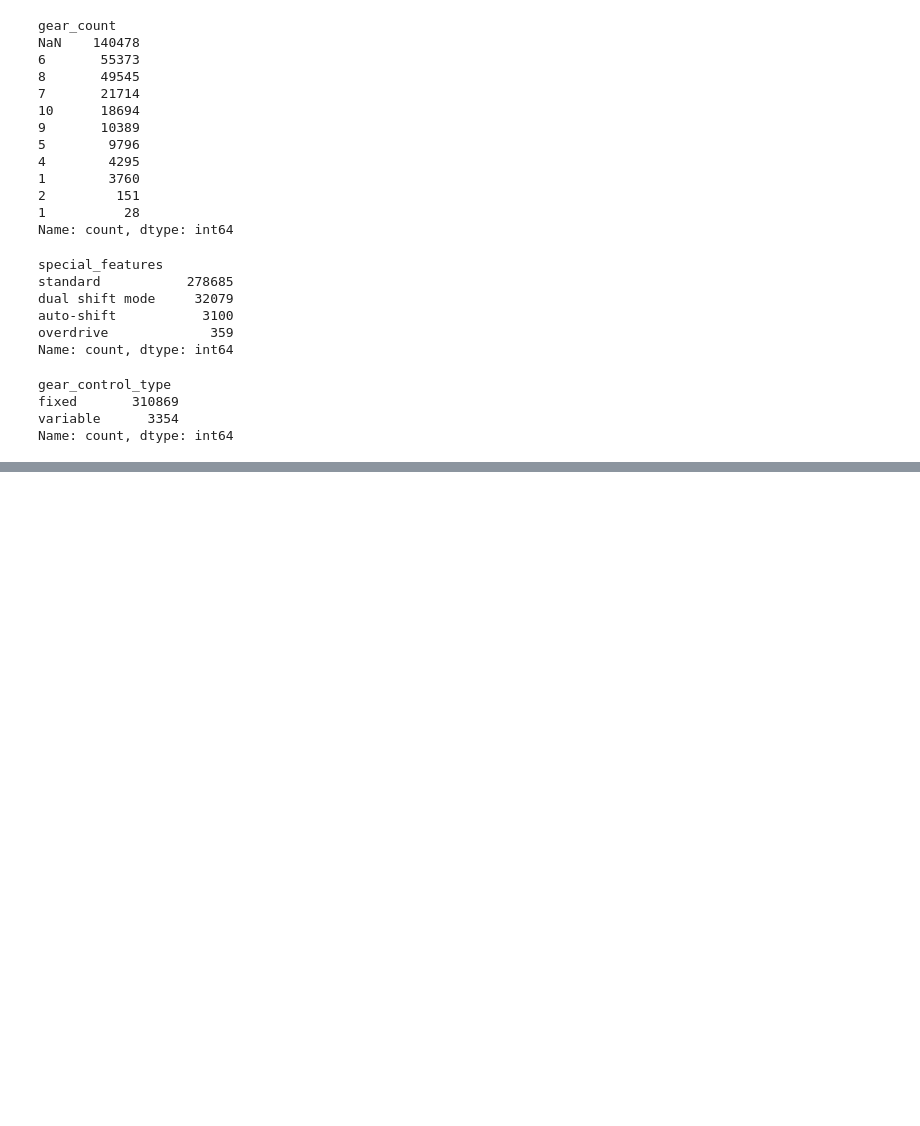
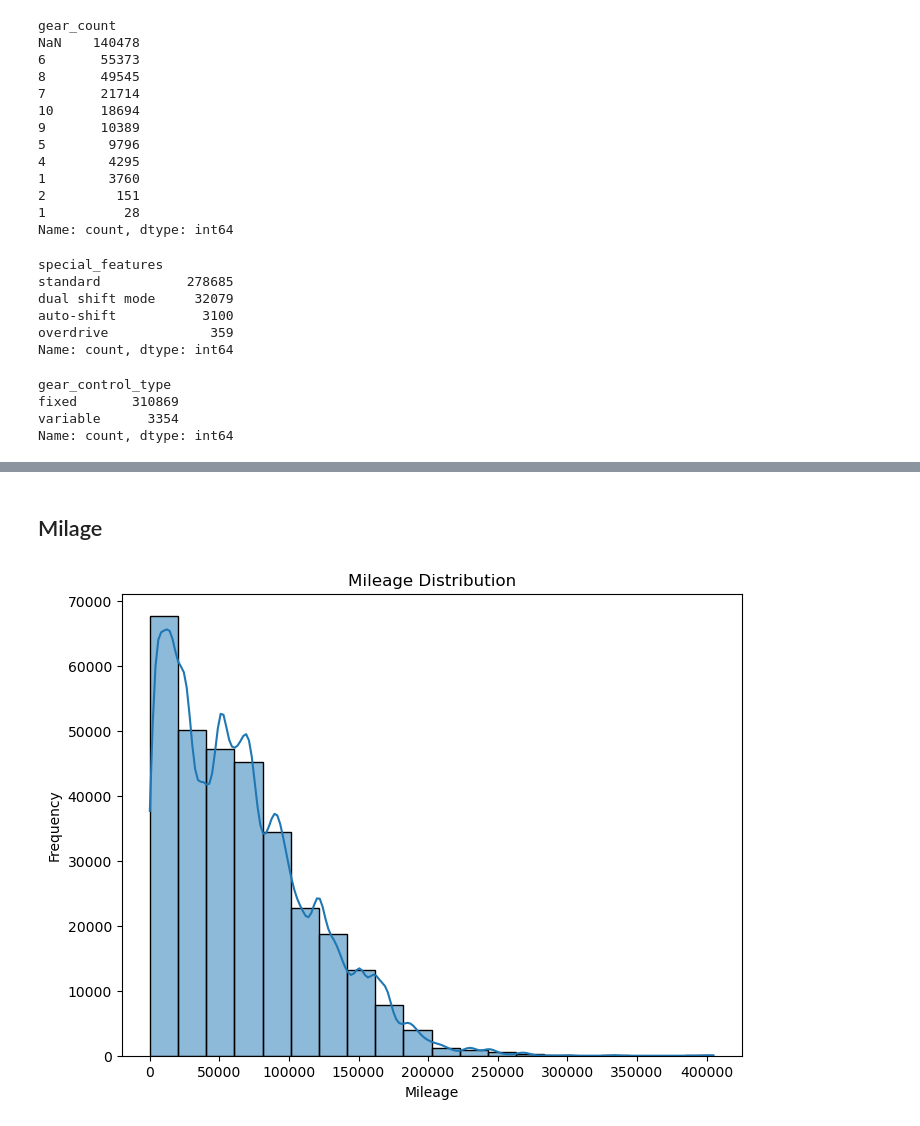
Before and after one commit to recepsenoglu/kaggle-used-car-price-regression, a Jupyter notebook: main.ipynb, the cells around one changed output, grey strips where cells are left out. Cells and saved outputs as stored; diff of their text form; code cells hidden in the pictures; blank space fills up the shorter version.

```diff
--- a/main.ipynb
+++ b/main.ipynb
@@ -468,0 +474,14 @@ Name: count, dtype: int64
+# %% [markdown]
+## Milage
+# %%
+df['milage'] = pd.to_numeric(df['milage'], errors='coerce')
+
+# Plot the distribution of mileage
+plt.figure(figsize=(8,6))
+sns.histplot(df['milage'], bins=20, kde=True)
+plt.title('Mileage Distribution')
+plt.xlabel('Mileage')
+plt.ylabel('Frequency')
+plt.show()
+# %% [output]
+[figure, added]
```
Also changed, not shown: parts of 33 cells of this notebook, 1 other file.
